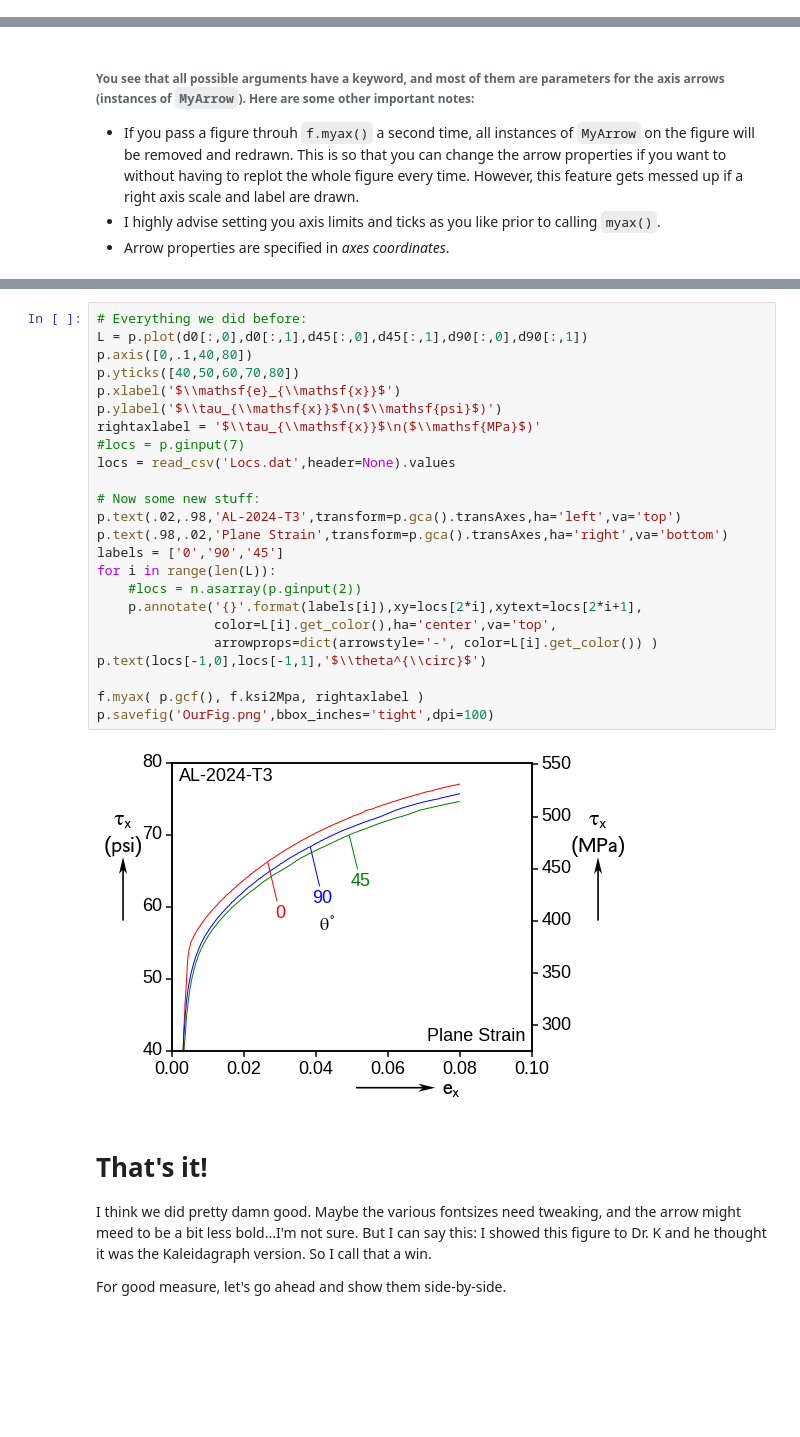
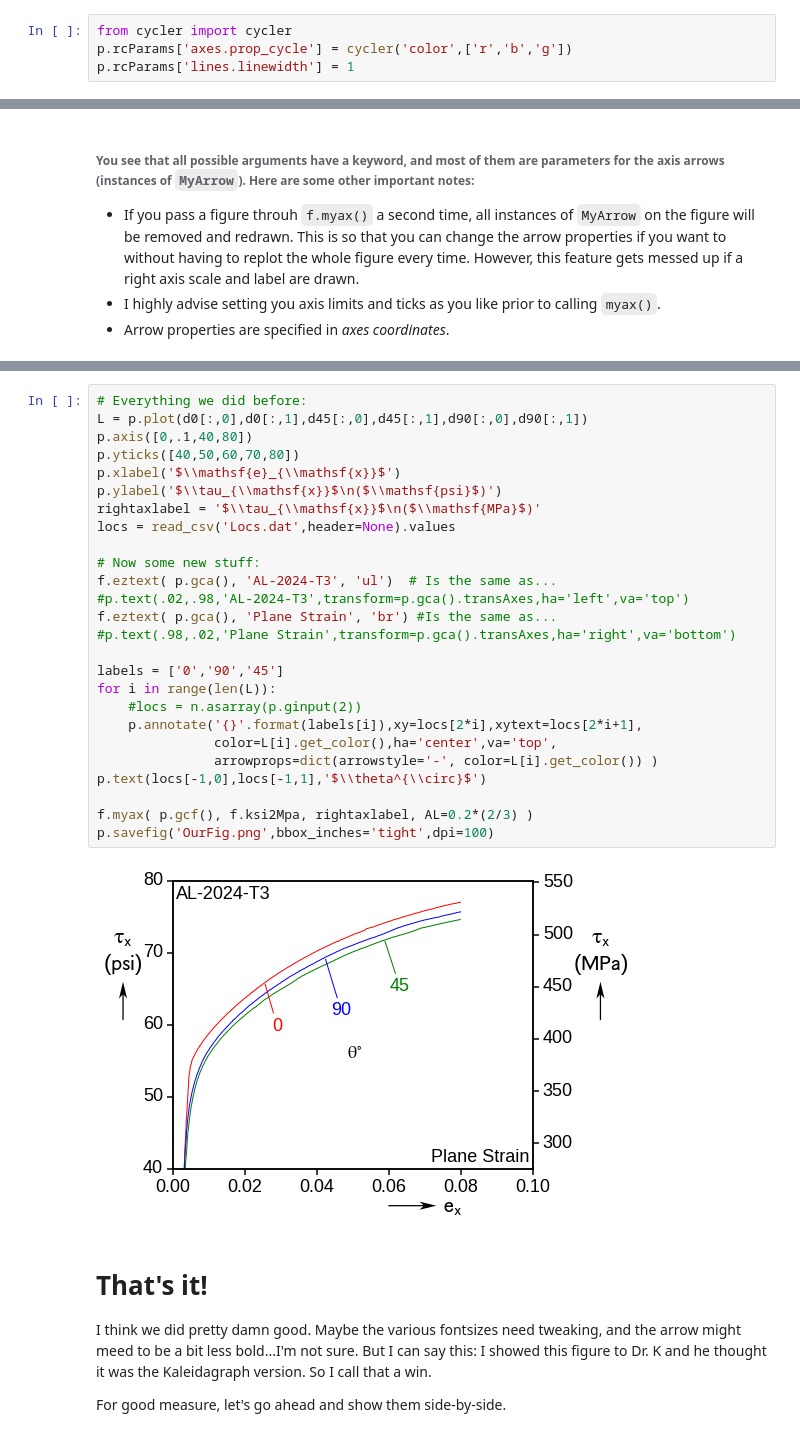
Before and after one commit to saintsfan342000/MPL-a-al-SKK, a Jupyter notebook: Tutorial.ipynb, the cells around one changed output, grey strips where cells are left out. Cells and saved outputs as stored; diff of their text form; blank space fills up the shorter version.

```diff
--- a/Tutorial.ipynb
+++ b/Tutorial.ipynb
@@ -61 +66,5 @@ p.plot(d0[:,0],d0[:,1],d45[:,0],d45[:,1],d90[:,0],d90[:,1])
+# %%
+from cycler import cycler
+p.rcParams['axes.prop_cycle'] = cycler('color',['r','b','g'])
+p.rcParams['lines.linewidth'] = 1
 # %% [markdown]
@@ -134,29 +151,31 @@ Note I can't use `p.ginput()` with the inline backend, so I'll be loading up a f
 # %%
 # Everything we did before:
 L = p.plot(d0[:,0],d0[:,1],d45[:,0],d45[:,1],d90[:,0],d90[:,1])
 p.axis([0,.1,40,80])
 p.yticks([40,50,60,70,80])
 p.xlabel('$\\mathsf{e}_{\\mathsf{x}}$')
 p.ylabel('$\\tau_{\\mathsf{x}}$\n($\\mathsf{psi}$)')
 rightaxlabel = '$\\tau_{\\mathsf{x}}$\n($\\mathsf{MPa}$)'
-#locs = p.ginput(7)
 locs = read_csv('Locs.dat',header=None).values
 
 # Now some new stuff:
-p.text(.02,.98,'AL-2024-T3',transform=p.gca().transAxes,ha='left',va='top')
-p.text(.98,.02,'Plane Strain',transform=p.gca().transAxes,ha='right',va='bottom')
+f.eztext( p.gca(), 'AL-2024-T3', 'ul')  # Is the same as...
+#p.text(.02,.98,'AL-2024-T3',transform=p.gca().transAxes,ha='left',va='top')
+f.eztext( p.gca(), 'Plane Strain', 'br') #Is the same as...
+#p.text(.98,.02,'Plane Strain',transform=p.gca().transAxes,ha='right',va='bottom')
+
 labels = ['0','90','45']
 for i in range(len(L)):
     #locs = n.asarray(p.ginput(2))
     p.annotate('{}'.format(labels[i]),xy=locs[2*i],xytext=locs[2*i+1],
                color=L[i].get_color(),ha='center',va='top',
                arrowprops=dict(arrowstyle='-', color=L[i].get_color()) )
 p.text(locs[-1,0],locs[-1,1],'$\\theta^{\\circ}$')
 
-f.myax( p.gcf(), f.ksi2Mpa, rightaxlabel )
+f.myax( p.gcf(), f.ksi2Mpa, rightaxlabel, AL=0.2*(2/3) )
 p.savefig('OurFig.png',bbox_inches='tight',dpi=100)
 # %% [output]
-[figure, old version]
+[figure, new version]
 # %% [markdown]
 # That's it!
 I think we did pretty damn good.  Maybe the various fontsizes need tweaking, and the arrow might meed to be a bit less bold...I'm not sure.  But I can say this:  I showed this figure to Dr. K and he thought it was the Kaleidagraph version.  So I call that a win.
```
Also changed, not shown: parts of 24 cells of this notebook.
